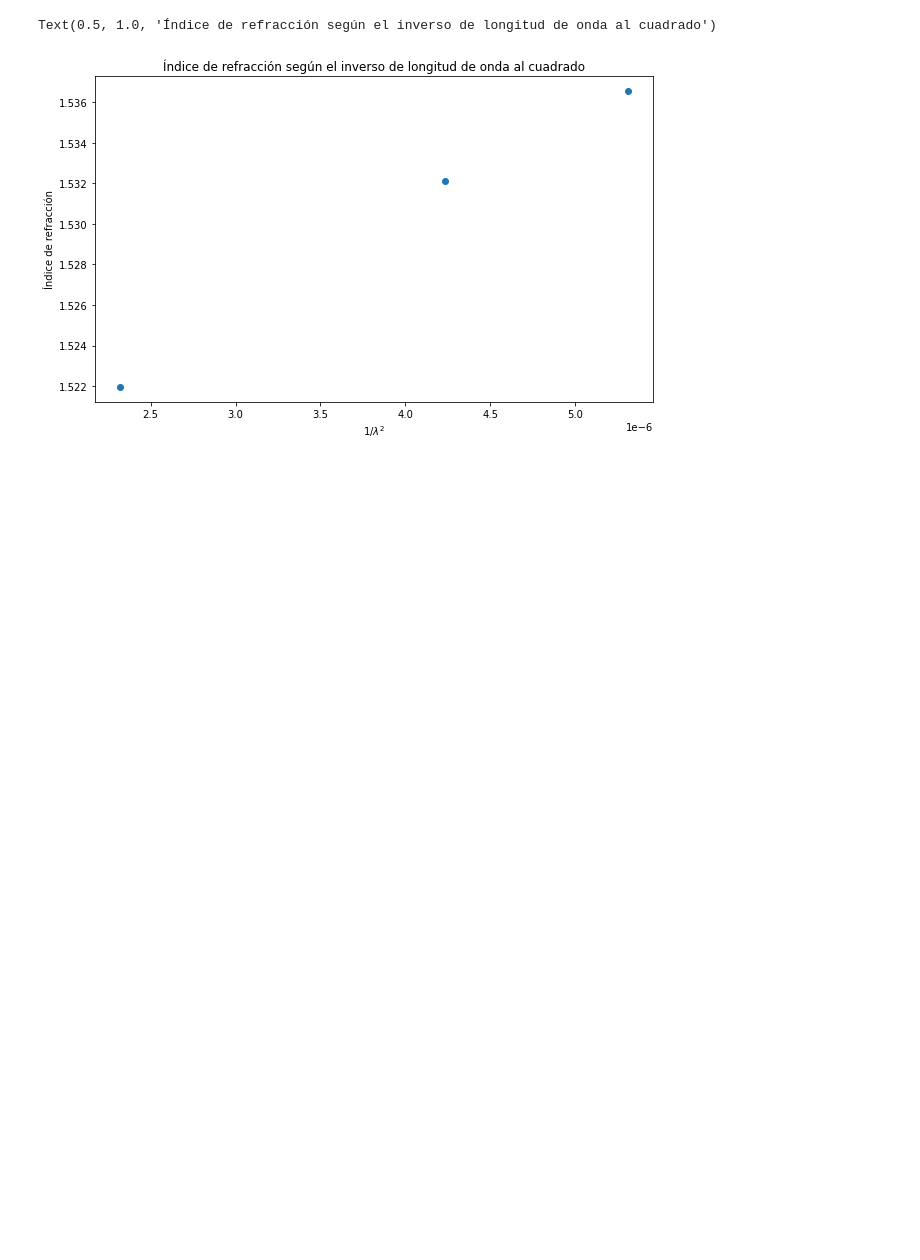
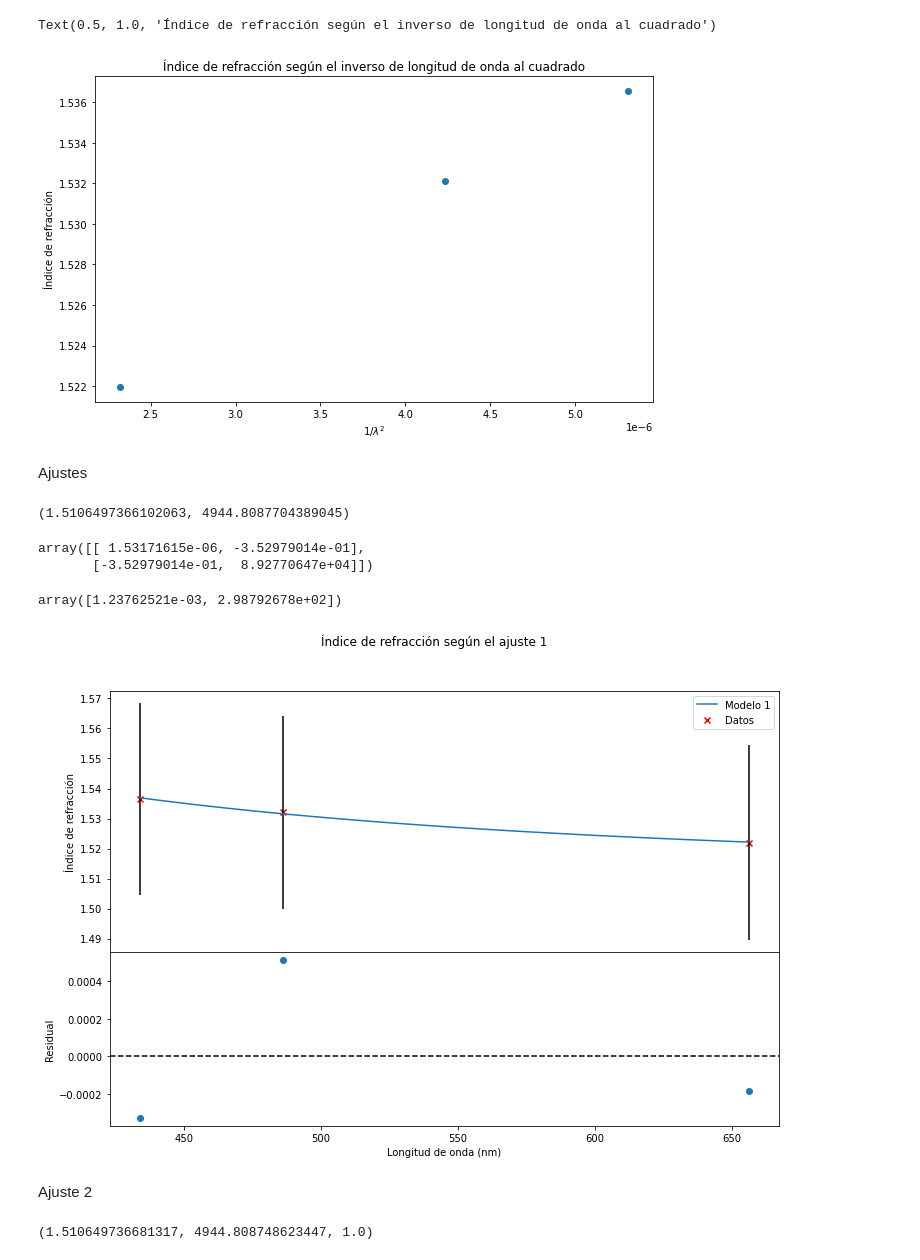
Before and after one commit to slaverdeg/Laboratorio-Moderna-GitHub, a Jupyter notebook: Espectros A/codigo_espectros_A.ipynb, the cells around one changed output. Saved outputs shown, nothing was run; the diff lists cells and outputs as text; code cells hidden in the pictures; blank space fills up the shorter version.

```diff
--- a/Espectros A/codigo_espectros_A.ipynb
+++ b/Espectros A/codigo_espectros_A.ipynb
@@ -143,3 +152,57 @@ plt.title('Índice de refracción según el inverso de longitud de onda al cuadr
 # %% [output]
 Text(0.5, 1.0, 'Índice de refracción según el inverso de longitud de onda al cuadrado')
 [figure]
+# %% [markdown]
+Ajustes
+# %%
+def ajuste_1 (H_,A,B):
+    return A + B/(H_**2)
+popt, pcov = scipy.optimize.curve_fit(ajuste_1,H_,n)
+A,B = popt
+perr = np.sqrt(np.diag(pcov))
+fitfunc = lambda H_: A + B/(H_**2)
+(A,B)
+# %% [output]
+(1.5106497366102063, 4944.8087704389045)
+# %%
+pcov
+# %% [output]
+array([[ 1.53171615e-06, -3.52979014e-01],
+       [-3.52979014e-01,  8.92770647e+04]])
+# %%
+perr
+# %% [output]
+array([1.23762521e-03, 2.98792678e+02])
+# %%
+x_ = np.linspace(np.min(H_),np.max(H_),50)
+
+fig, axs = plt.subplots(2, 1, figsize=(12, 8), gridspec_kw={'height_ratios': [1.5, 1]},sharex=True)
+fig.subplots_adjust(hspace=0)
+fig.suptitle('Índice de refracción según el ajuste 1')
+
+axs[0].scatter(H_,n,label='Datos',color='r',marker='x')
+axs[0].plot(x_,fitfunc(x_),label='Modelo 1')
+axs[0].errorbar(H_,n, yerr= e_n, fmt='none', ecolor='black')
+axs[0].set_ylabel('Índice de refracción')
+axs[0].legend()
+
+axs[1].scatter(H_,n-fitfunc(H_))
+axs[1].axhline(y=0, color='black', linestyle='--')
+axs[1].set_xlabel('Longitud de onda (nm)')
+axs[1].set_ylabel('Residual')
+
+plt.show()
+# %% [output]
+[figure, added]
+# %% [markdown]
+Ajuste 2
+# %%
+def ajuste_2 (H_,A_,B_,C_):
+    return A_ + B_/(H_**2) + C_/(H_**4)
+popt, pcov = scipy.optimize.curve_fit(ajuste_2,H_,n)
+A_,B_,C_ = popt
+perr = np.sqrt(np.diag(pcov))
+fitfunc_2 = lambda H_: A + B/(H_**2) + C_/(H_**4)
+(A_,B_,C_)
+# %% [output]
+(1.510649736681317, 4944.808748623447, 1.0)
```
Also changed, not shown: parts of 22 cells of this notebook.
